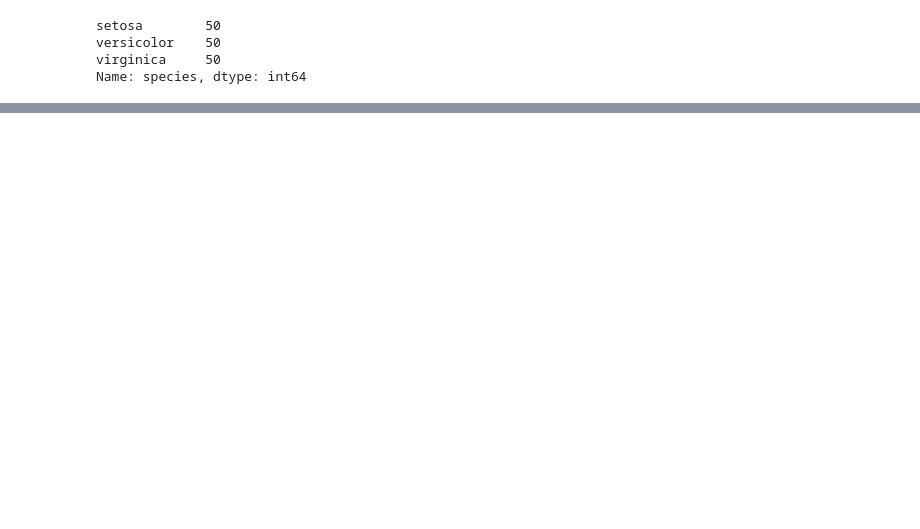
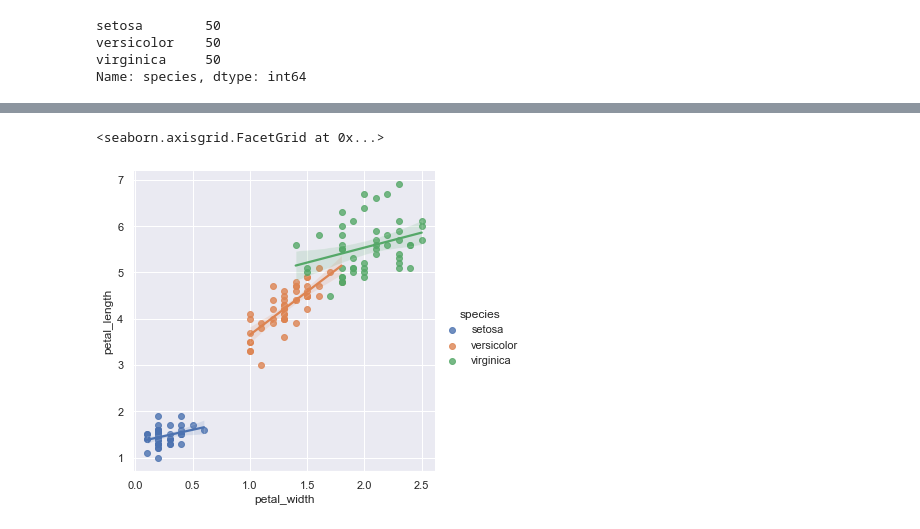
Before and after one commit to GiOvAnNa740/PythonNotebooks, a Jupyter notebook: Complete_Machine_Learning_Course/_notes_0_IrisDataset.ipynb, the cells around one changed output, grey strips where cells are left out. Drawn from its saved outputs; the diff is of its cells as text; code cells hidden in the pictures; blank space fills up the shorter version.

```diff
--- a/Complete_Machine_Learning_Course/_notes_0_IrisDataset.ipynb
+++ b/Complete_Machine_Learning_Course/_notes_0_IrisDataset.ipynb
@@ -283,0 +298,5 @@ Name: predicted, dtype: int64
+# %%
+sns.lmplot(predictions, x='petal_width',y='petal_length',hue='species')
+# %% [output]
+<seaborn.axisgrid.FacetGrid at 0x...>
+[figure, added]
```
Also changed, not shown: parts of 9 cells of this notebook.
